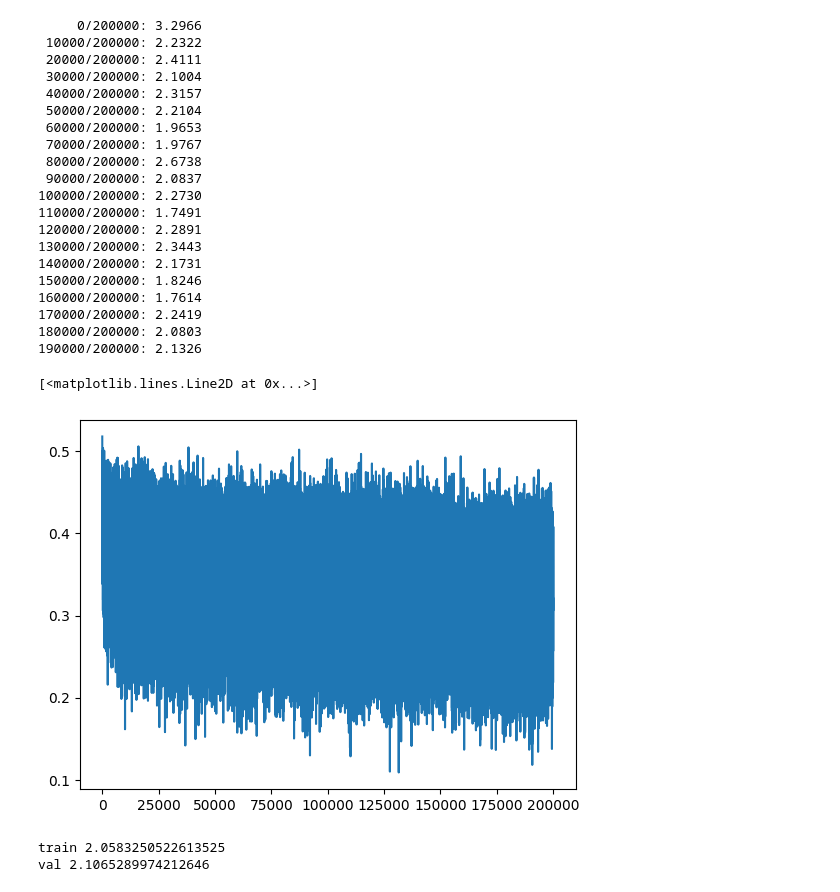
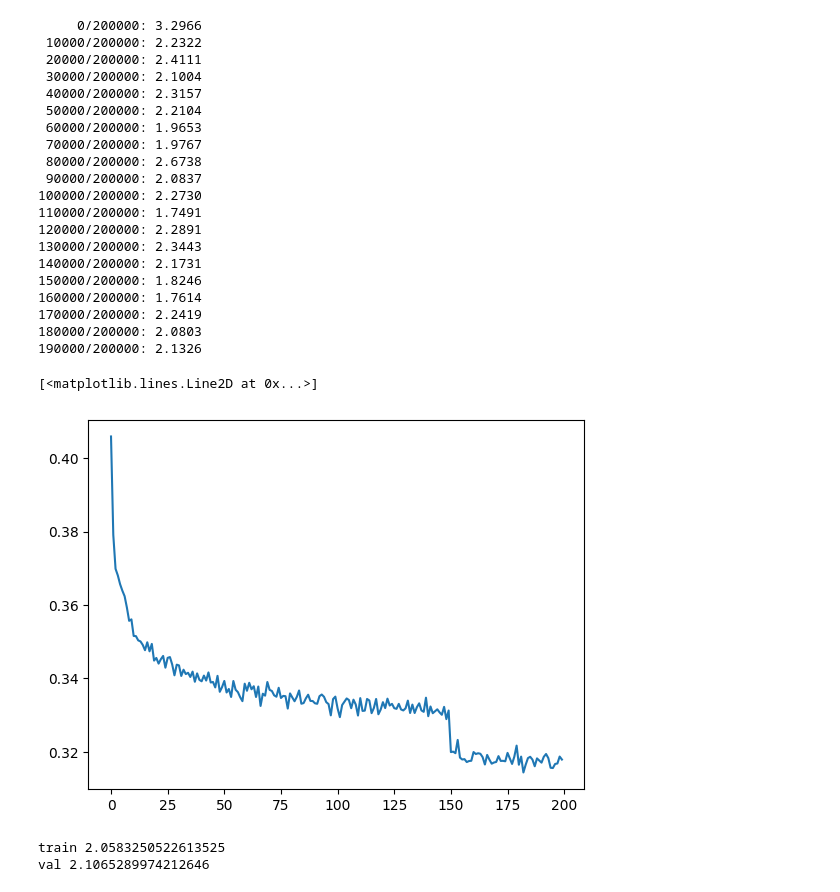
Before and after one commit to RKeelan/ML, a Jupyter notebook: wave_net_make_more.ipynb, the cells around one changed output. Saved outputs shown, nothing was run; the diff lists cells and outputs as text; code cells hidden in the pictures.

Commit message:
Improve learning loss graph for WaveNet make_more notebook

```diff
--- a/wave_net_make_more.ipynb
+++ b/wave_net_make_more.ipynb
@@ -208,11 +208,12 @@ for i in range(max_steps):
 170000/200000: 2.2419
 180000/200000: 2.0803
 190000/200000: 2.1326
-# %%
-plt.plot(lossi)
-# %% [output]
-[<matplotlib.lines.Line2D at 0x...>]
-[figure, removed]
+# %%
+plt.plot(torch.tensor(lossi).view(-1, 1000).mean(1))
+# Note that the drop at around 150 is the learning rate decay
+# %% [output]
+[<matplotlib.lines.Line2D at 0x...>]
+[figure, added]
 # %%
 for layer in layers:
     layer.training=False
```
